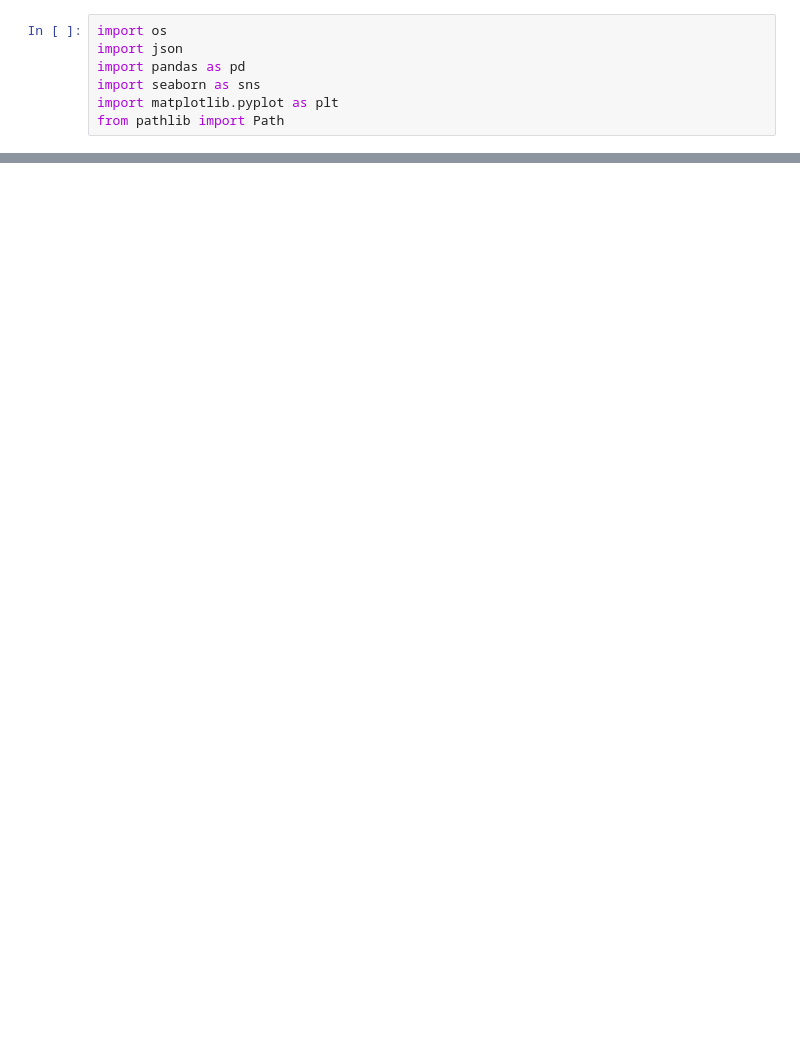
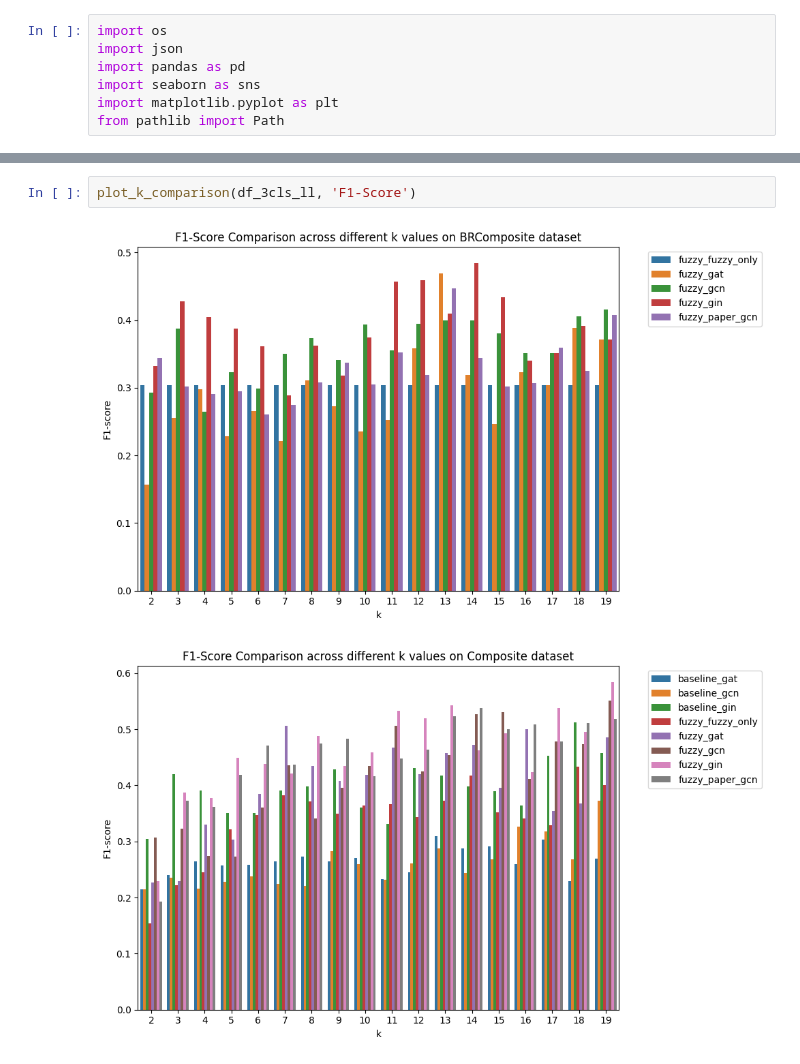
Before and after one commit to Xiaoxuan-Yu-ty/FireGNN, a Jupyter notebook: AD/visulize_metrics.ipynb, the cells around one changed output, grey strips where cells are left out. Drawn from its saved outputs; the diff is of its cells as text; blank space fills up the shorter version.

```diff
--- a/AD/visulize_metrics.ipynb
+++ b/AD/visulize_metrics.ipynb
@@ -71,0 +146,5 @@ def plot_best_models(df, metric_name='accuracy'):
+# %%
+plot_k_comparison(df_3cls_ll, 'F1-Score')
+# %% [output]
+[figure, added]
+[figure, added]
```
Also changed, not shown: parts of 16 cells of this notebook, 4 other files.
